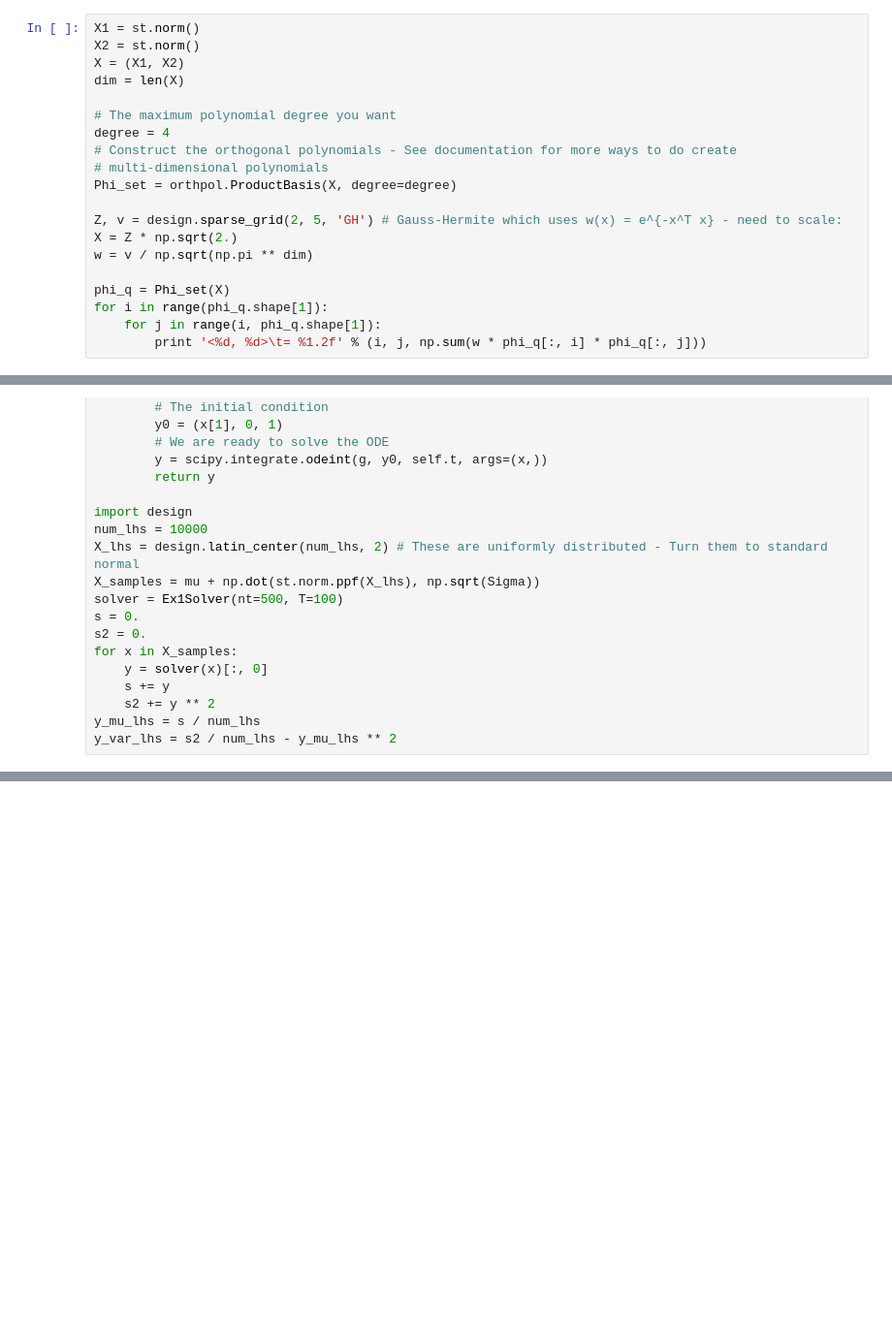
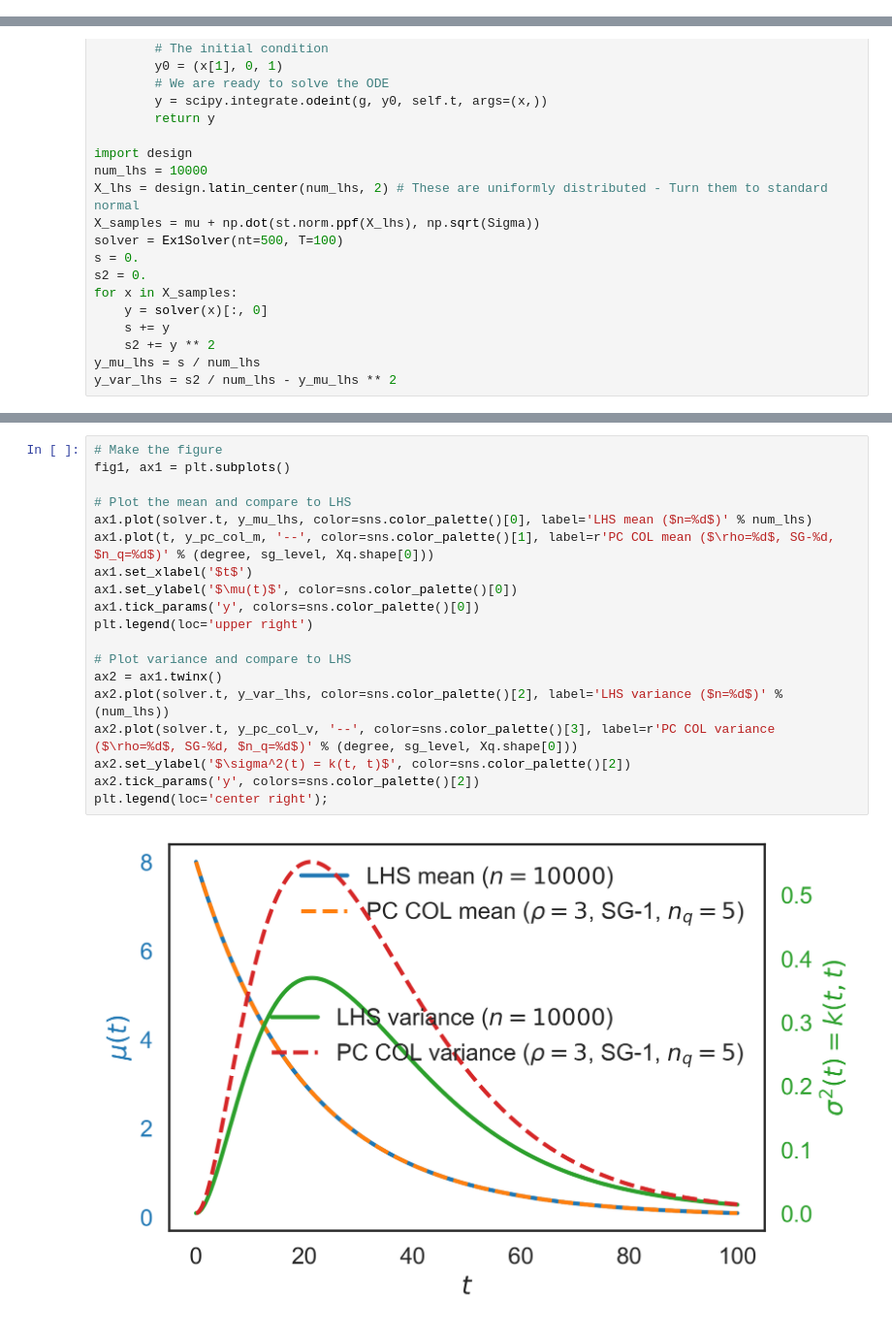
Before and after one commit to PredictiveScienceLab/uq-course, a Jupyter notebook: handouts/handout_18.ipynb, the cells around one changed output, grey strips where cells are left out. Shown at 97% size. Cells and saved outputs as stored; diff of their text form; blank space fills up the shorter version.

```diff
--- a/handouts/handout_18.ipynb
+++ b/handouts/handout_18.ipynb
@@ -569,23 +28,3 @@ $$
-# %%
-X1 = st.norm()
-X2 = st.norm()
-X = (X1, X2)
-dim = len(X)
-
-# The maximum polynomial degree you want
-degree = 4
-# Construct the orthogonal polynomials - See documentation for more ways to do create
-# multi-dimensional polynomials
-Phi_set = orthpol.ProductBasis(X, degree=degree)
-
-Z, v = design.sparse_grid(2, 5, 'GH') # Gauss-Hermite which uses w(x) = e^{-x^T x} - need to scale:
-X = Z * np.sqrt(2.)
-w = v / np.sqrt(np.pi ** dim)
-
-phi_q = Phi_set(X)
-for i in range(phi_q.shape[1]):
-    for j in range(i, phi_q.shape[1]):
-        print '<%d, %d>\t= %1.2f' % (i, j, np.sum(w * phi_q[:, i] * phi_q[:, j]))
 # %% [markdown]
 ## Intrusive Uncertainty Propagation Methods: Dynamical Systems
 
@@ -1019,0 +588,21 @@ ax.set_ylabel('$\dot{y}(t)$');
+# %%
+# Make the figure
+fig1, ax1 = plt.subplots()
+
+# Plot the mean and compare to LHS
+ax1.plot(solver.t, y_mu_lhs, color=sns.color_palette()[0], label='LHS mean ($n=%d$)' % num_lhs)
+ax1.plot(t, y_pc_col_m, '--', color=sns.color_palette()[1], label=r'PC COL mean ($\rho=%d$, SG-%d, $n_q=%d$)' % (degree, sg_level, Xq.shape[0]))
+ax1.set_xlabel('$t$')
+ax1.set_ylabel('$\mu(t)$', color=sns.color_palette()[0])
+ax1.tick_params('y', colors=sns.color_palette()[0])
+plt.legend(loc='upper right')
+
+# Plot variance and compare to LHS
+ax2 = ax1.twinx()
+ax2.plot(solver.t, y_var_lhs, color=sns.color_palette()[2], label='LHS variance ($n=%d$)' % (num_lhs))
+ax2.plot(solver.t, y_pc_col_v, '--', color=sns.color_palette()[3], label=r'PC COL variance ($\rho=%d$, SG-%d, $n_q=%d$)' % (degree, sg_level, Xq.shape[0]))
+ax2.set_ylabel('$\sigma^2(t) = k(t, t)$', color=sns.color_palette()[2])
+ax2.tick_params('y', colors=sns.color_palette()[2])
+plt.legend(loc='center right');
+# %% [output]
+[figure, added]
```
Also changed, not shown: parts of 49 cells of this notebook.
